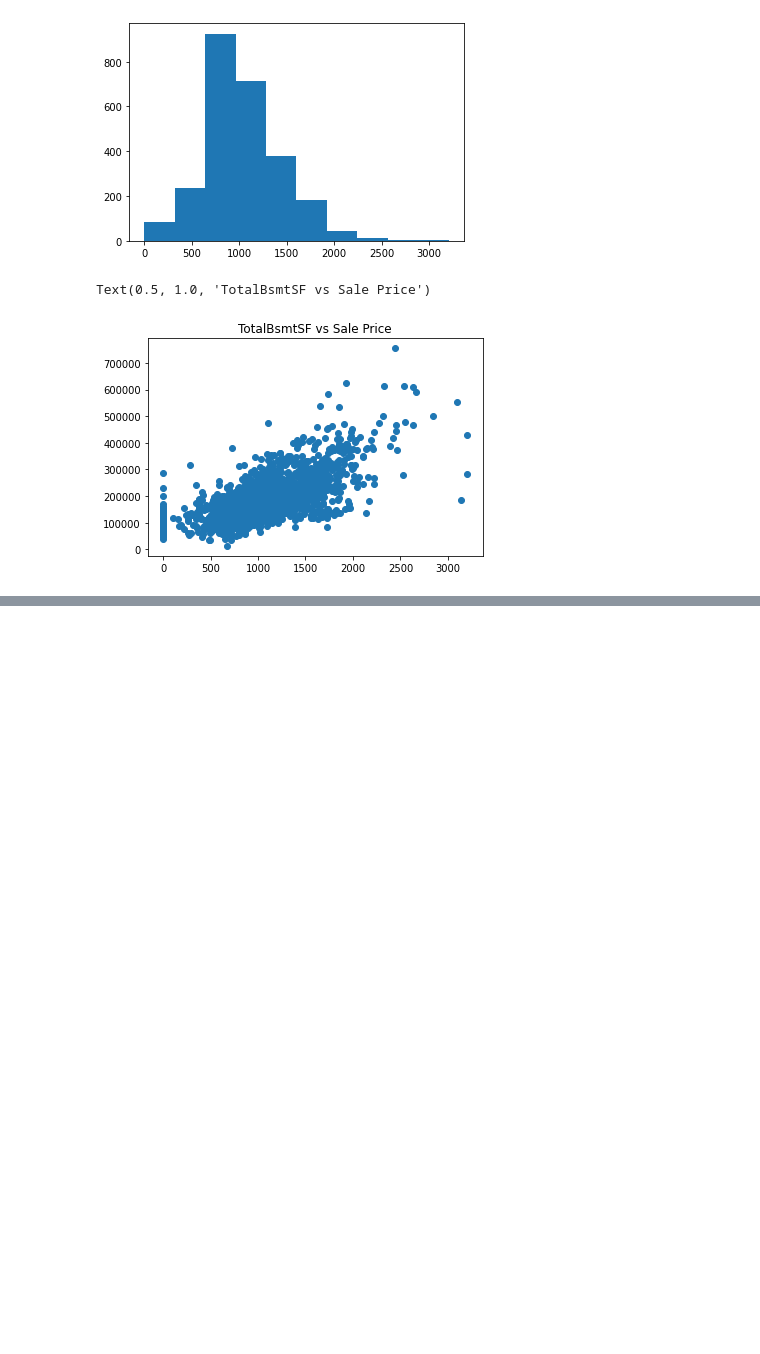
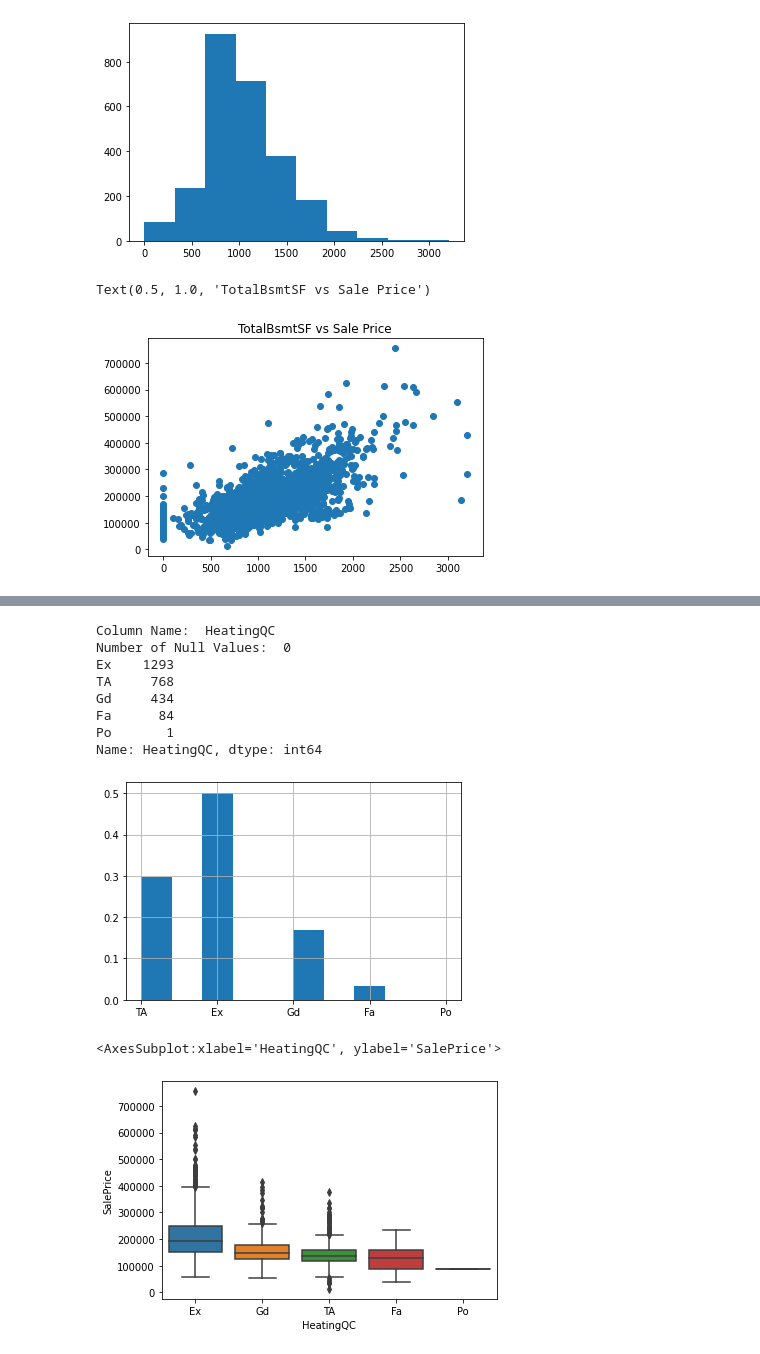
Before and after one commit to PolarSprings/Iowa_advanced_regression, a Jupyter notebook: Column Visualization.ipynb, the cells around one changed output, grey strips where cells are left out. Drawn from its saved outputs; the diff is of its cells as text; code cells hidden in the pictures; blank space fills up the shorter version.

```diff
--- a/Column Visualization.ipynb
+++ b/Column Visualization.ipynb
@@ -1932,0 +1985,26 @@ Text(0.5, 1.0, 'TotalBsmtSF vs Sale Price')
+# %%
+print('Column Name: ', cols_2[1])
+# HeatingQC: Heating quality and condition
+
+#        Ex - Excellent
+#        Gd - Good
+#        TA - Average/Typical
+#        Fa - Fair
+#        Po - Poor
+print('Number of Null Values: ',np.sum(data['HeatingQC'].isnull()))
+print(data['HeatingQC'].value_counts())
+data['HeatingQC'].hist(weights=np.ones(len(data['HeatingQC']))/len(data['HeatingQC']))
+plt.show()
+sns.boxplot(x='HeatingQC', y='SalePrice', data=data, order=['Ex', 'Gd', 'TA', 'Fa', 'Po'])
+# %% [output]
+Column Name:  HeatingQC
+Number of Null Values:  0
+Ex    1293
+TA     768
+Gd     434
+Fa      84
+Po       1
+Name: HeatingQC, dtype: int64
+[figure, added]
+<AxesSubplot:xlabel='HeatingQC', ylabel='SalePrice'>
+[figure, added]
```
Also changed, not shown: parts of 34 cells of this notebook.
